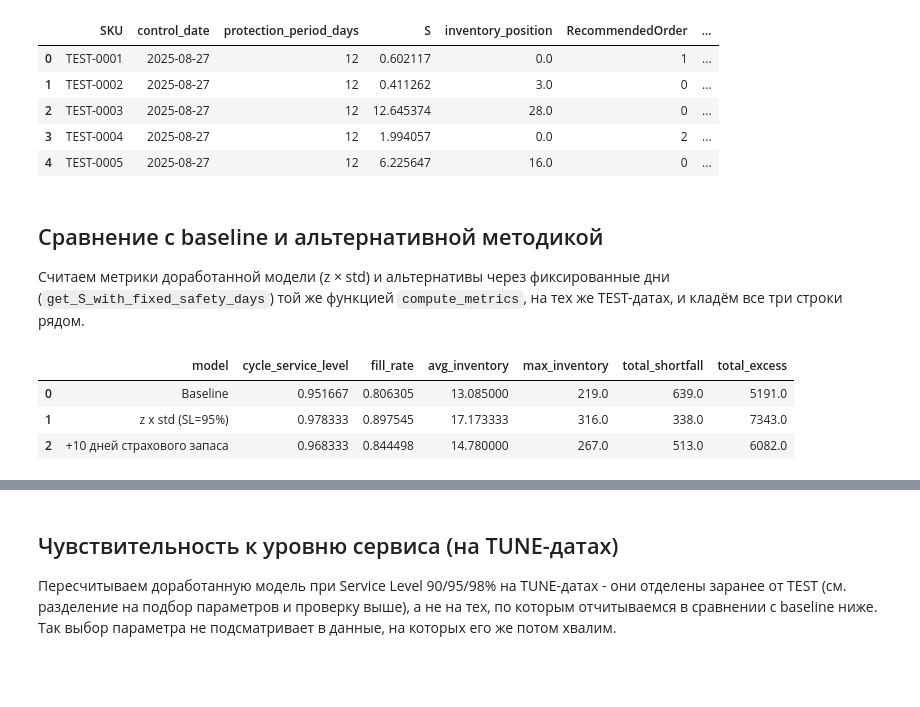
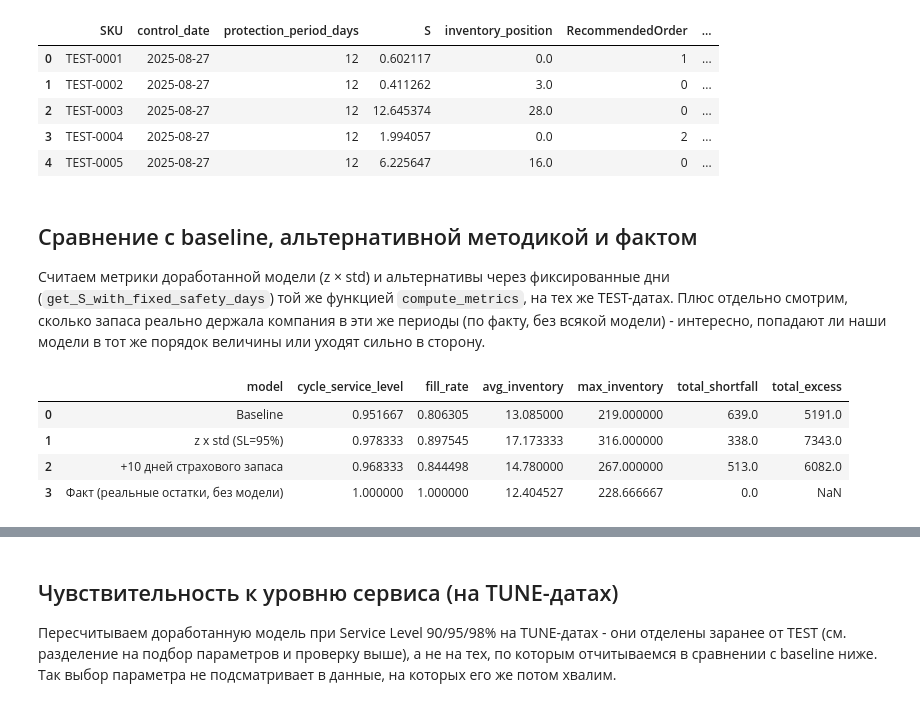
Before and after one commit to Viktor-VK/reorder-model, a Jupyter notebook: notebooks/reorder_model.ipynb, the cells around one changed output, grey strips where cells are left out. Saved outputs shown, nothing was run; the diff lists cells and outputs as text; code cells hidden in the pictures; blank space fills up the shorter version.

```diff
--- a/notebooks/reorder_model.ipynb
+++ b/notebooks/reorder_model.ipynb
@@ -910,27 +910,56 @@ improved_decisions_df.head()
 | 3 | TEST-0004 | 2025-08-27 | 12 | 1.994057 | 0.0 | 2 | ... |
 | 4 | TEST-0005 | 2025-08-27 | 12 | 6.225647 | 16.0 | 0 | ... |
 # %% [markdown]
-## Сравнение с baseline и альтернативной методикой
+## Сравнение с baseline, альтернативной методикой и фактом
 
-Считаем метрики доработанной модели (z × std) и альтернативы через фиксированные дни (`get_S_with_fixed_safety_days`) той же функцией `compute_metrics`, на тех же TEST-датах, и кладём все три строки рядом.
+Считаем метрики доработанной модели (z × std) и альтернативы через фиксированные дни (`get_S_with_fixed_safety_days`) той же функцией `compute_metrics`, на тех же TEST-датах. Плюс отдельно смотрим, сколько запаса реально держала компания в эти же периоды (по факту, без всякой модели) - интересно, попадают ли наши модели в тот же порядок величины или уходят сильно в сторону.
 # %%
 improved_metrics_df = compute_metrics(improved_decisions_df, f"z x std (SL={SERVICE_LEVEL:.0%})")
 
 # Альтернатива: те же TEST-даты, но S считается через фиксированные дни страхового запаса.
 fixed_days_decisions_df = build_decisions(
     test_dates_df, get_S_with_fixed_safety_days, safety_days=SAFETY_DAYS
 )
 fixed_days_metrics_df = compute_metrics(fixed_days_decisions_df, f"+{SAFETY_DAYS} дней страхового запаса")
 
+# Факт: сколько реально держала компания на остатке в те же окна, без всякой модели -
+# для каждой пары (SKU, TEST-дата) берём средний и максимальный реальный остаток за тот же period.
+fact_parts = []
+for _, cal_row in test_dates_df.iterrows():
+    control_date = cal_row["OrderDate"]
+    protection_period_days = int(cal_row["protection_period_days"])
+    window_end = control_date + pd.Timedelta(days=protection_period_days - 1)
+    window = history_df[(history_df["Date"] >= control_date) & (history_df["Date"] <= window_end)]
+    part = window.groupby("SKU")["Остаток на конец дня"].mean().rename("actual_avg_stock").reset_index()
+    fact_parts.append(part)
+
+fact_stock_df = pd.concat(fact_parts, ignore_index=True)
+
+# Shortfall/Fill Rate/Cycle Service Level у факта идеальны тривиально (сравниваем факт с самим
+# собой), а не потому что реальная система была хороша - это не результат, а артефакт определения.
+# Excess для факта не определяем тем же способом, что для модели - нет фиксированного решения S,
+# с которым его сравнивать, поэтому оставляем NaN, а не считаем сомнительное число.
+fact_metrics_df = pd.DataFrame([{
+    "model": "Факт (реальные остатки, без модели)",
+    "cycle_service_level": 1.0,
+    "fill_rate": 1.0,
+    "avg_inventory": fact_stock_df["actual_avg_stock"].mean(),
+    "max_inventory": fact_stock_df["actual_avg_stock"].max(),
+    "total_shortfall": 0.0,
+    "total_excess": float("nan"),
+}])
+
 comparison_df = pd.concat(
-    [baseline_metrics_df, improved_metrics_df, fixed_days_metrics_df], ignore_index=True
+    [baseline_metrics_df, improved_metrics_df, fixed_days_metrics_df, fact_metrics_df],
+    ignore_index=True,
 )
 comparison_df
 # %% [output]
 |  | model | cycle_service_level | fill_rate | avg_inventory | max_inventory | total_shortfall | total_excess |
-| 0 | Baseline | 0.951667 | 0.806305 | 13.085000 | 219.0 | 639.0 | 5191.0 |
-| 1 | z x std (SL=95%) | 0.978333 | 0.897545 | 17.173333 | 316.0 | 338.0 | 7343.0 |
-| 2 | +10 дней страхового запаса | 0.968333 | 0.844498 | 14.780000 | 267.0 | 513.0 | 6082.0 |
+| 0 | Baseline | 0.951667 | 0.806305 | 13.085000 | 219.000000 | 639.0 | 5191.0 |
+| 1 | z x std (SL=95%) | 0.978333 | 0.897545 | 17.173333 | 316.000000 | 338.0 | 7343.0 |
+| 2 | +10 дней страхового запаса | 0.968333 | 0.844498 | 14.780000 | 267.000000 | 513.0 | 6082.0 |
+| 3 | Факт (реальные остатки, без модели) | 1.000000 | 1.000000 | 12.404527 | 228.666667 | 0.0 | NaN |
 # %% [markdown]
 ### Выводы и наблюдения
 
```
Also changed, not shown: parts of 1 cell of this notebook, 1 other file.
